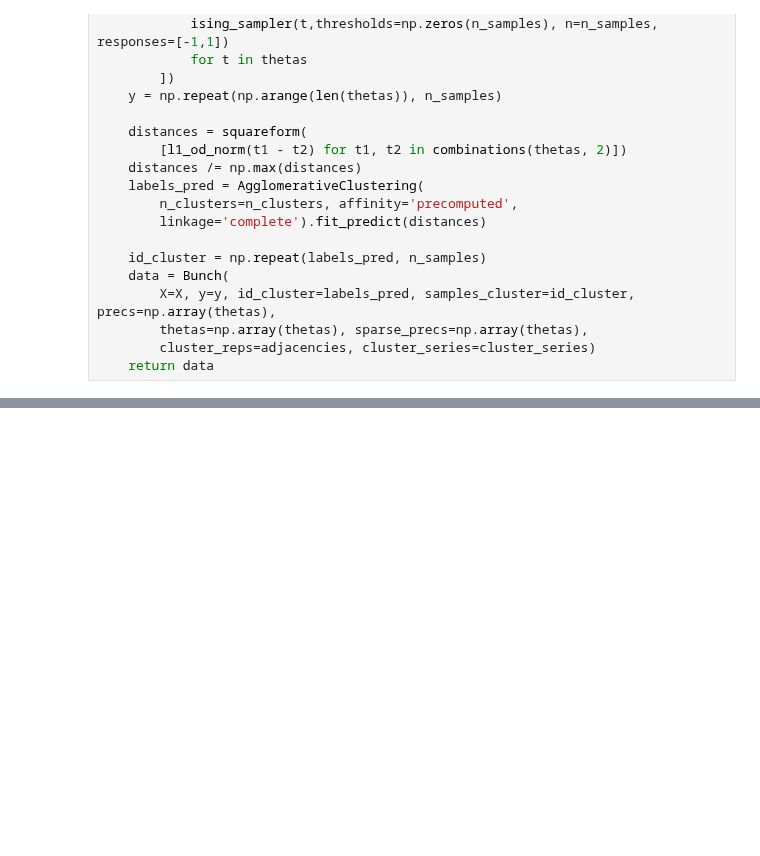
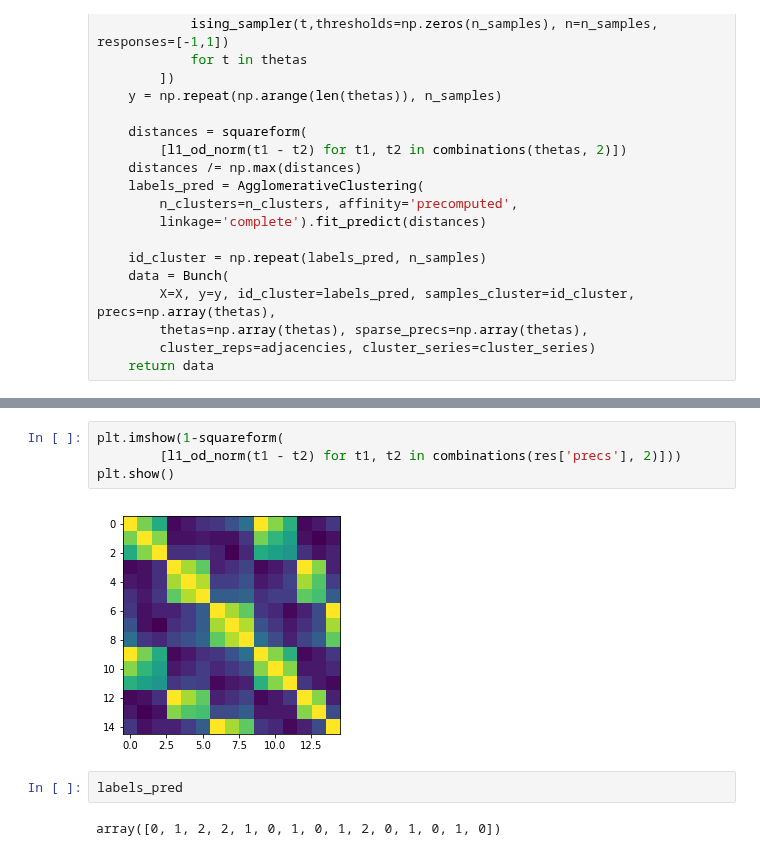
Before and after one commit to fdtomasi/regain, a Jupyter notebook: notebooks/temporal/Test pattern discovery Ising + sample.ipynb, the cells around one changed output, grey strips where cells are left out. Saved outputs shown, nothing was run; the diff lists cells and outputs as text; blank space fills up the shorter version.

```diff
--- a/notebooks/temporal/Test pattern discovery Ising + sample.ipynb
+++ b/notebooks/temporal/Test pattern discovery Ising + sample.ipynb
@@ -152,2 +156,12 @@ labels_pred = AgglomerativeClustering(
+# %%
+plt.imshow(1-squareform(
+        [l1_od_norm(t1 - t2) for t1, t2 in combinations(res['precs'], 2)]))
+plt.show()
+# %% [output]
+[figure, added]
+# %%
+labels_pred
+# %% [output]
+array([0, 1, 2, 2, 1, 0, 1, 0, 1, 2, 0, 1, 0, 1, 0])
 # %%
 res['id_cluster']
```
Also changed, not shown: parts of 19 cells of this notebook, 5 other files.
